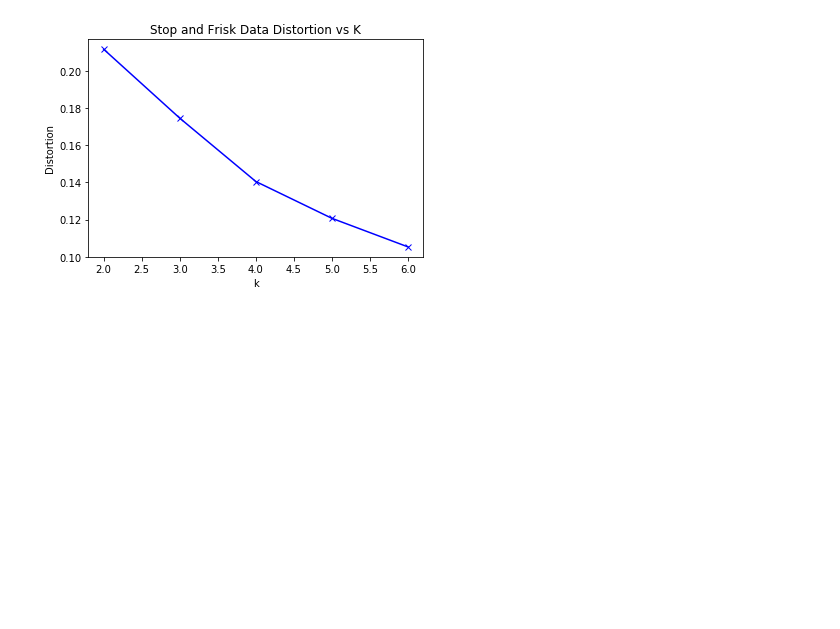
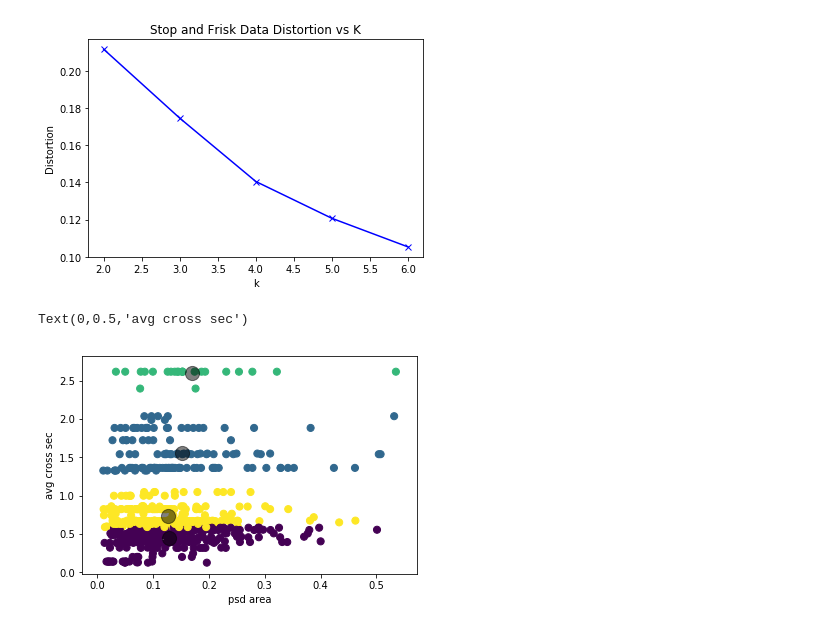
Before and after one commit to bensuutari/SynapseClustering, a Jupyter notebook: clustering.ipynb, the cells around one changed output. Drawn from its saved outputs; the diff is of its cells as text; code cells hidden in the pictures; blank space fills up the shorter version.

Commit message:
visualize kmeans

```diff
--- a/clustering.ipynb
+++ b/clustering.ipynb
@@ -60,3 +60,16 @@ plt.show()
 5
 6
 [figure]
+# %%
+kmeanModel = KMeans(n_clusters=4,init='k-means++').fit(dfnumeric)
+y_kmeans = kmeanModel.predict(dfnumeric)
+# %%
+import matplotlib.pyplot as plt
+plt.scatter(dfnumeric['psd area'], dfnumeric['avg cross sec'], c=y_kmeans, s=50, cmap='viridis')
+centers = kmeanModel.cluster_centers_
+plt.scatter(centers[:, 0], centers[:, 1], c='black', s=200, alpha=0.5);
+plt.xlabel('psd area')
+plt.ylabel('avg cross sec')
+# %% [output]
+Text(0,0.5,'avg cross sec')
+[figure, added]
```
Also changed, not shown: parts of 1 cell of this notebook.
